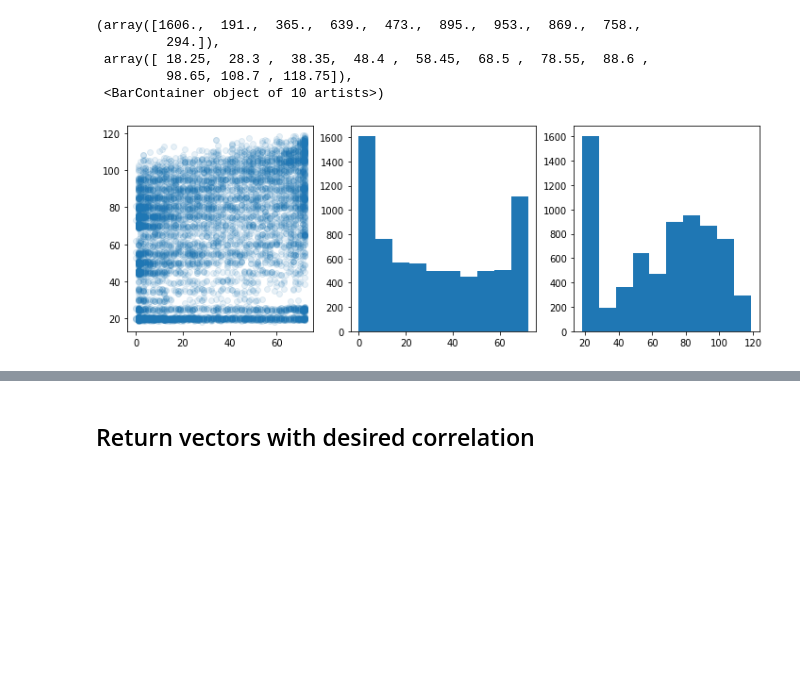
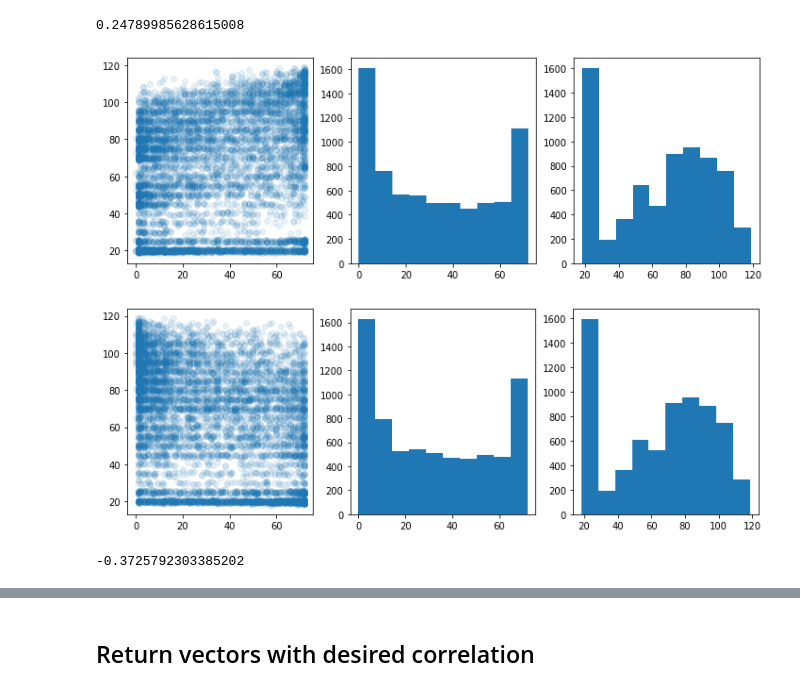
Before and after one commit to joeltanwr/DirtyDF, a Jupyter notebook: test_notebooks/mvtnorm_and_copulas.ipynb, the cells around one changed output, grey strips where cells are left out. Drawn from its saved outputs; the diff is of its cells as text; code cells hidden in the pictures; blank space fills up the shorter version.

```diff
--- a/test_notebooks/mvtnorm_and_copulas.ipynb
+++ b/test_notebooks/mvtnorm_and_copulas.ipynb
@@ -57,0 +21,2 @@ pearsonr(telco.tenure, telco.MonthlyCharges)[0]
+# %%
+telco2 = telco.iloc[:, [0,1,5,18]]
@@ -57,0 +32,4 @@ pearsonr(telco.tenure, telco.MonthlyCharges)[0]
+# %%
+pearsonr(telco2.tenure, telco2.MonthlyCharges)[0]
+# %% [output]
+0.24789985628615008
@@ -58,17 +39,34 @@ pearsonr(telco.tenure, telco.MonthlyCharges)[0]
 # %%
 plt.subplots(1,3, figsize=(12,4))
 plt.subplot(131)
-plt.scatter(telco.tenure, telco.MonthlyCharges, alpha=0.1);
+plt.scatter(telco2.tenure, telco2.MonthlyCharges, alpha=0.1);
 
 plt.subplot(132)
-plt.hist(telco.tenure)
+plt.hist(telco2.tenure)
 
 plt.subplot(133)
-plt.hist(telco.MonthlyCharges);
+plt.hist(telco2.MonthlyCharges);
 # %% [output]
-(array([1606.,  191.,  365.,  639.,  473.,  895.,  953.,  869.,  758.,
-         294.]),
- array([ 18.25,  28.3 ,  38.35,  48.4 ,  58.45,  68.5 ,  78.55,  88.6 ,
-         98.65, 108.7 , 118.75]),
- <BarContainer object of 10 artists>)
 [figure]
+# %%
+m = ModifyCorrelation(name = 'Modify correlation', col_idx = [2, 3], rho=-0.4)
+# %%
+ddf1 = DirtyDF(telco2)
+ddf1 = ddf1.add_stainers(m)
+ddf2 = ddf1.run_stainer().get_df()
+# %%
+plt.subplots(1,3, figsize=(12,4))
+plt.subplot(131)
+plt.scatter(ddf2.tenure, ddf2.MonthlyCharges, alpha=0.1);
+
+plt.subplot(132)
+plt.hist(ddf2.tenure)
+
+plt.subplot(133)
+plt.hist(ddf2.MonthlyCharges);
+# %% [output]
+[figure, added]
+# %%
+pearsonr(ddf2.tenure, ddf2.MonthlyCharges)[0]
+# %% [output]
+-0.3725792303385202
```
Also changed, not shown: parts of 27 cells of this notebook, 1 other file.
